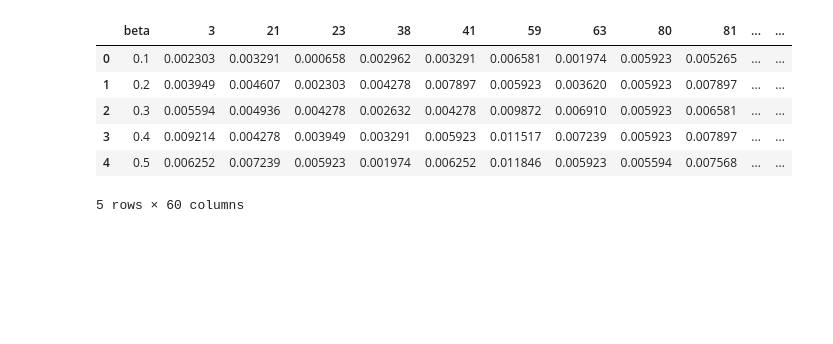
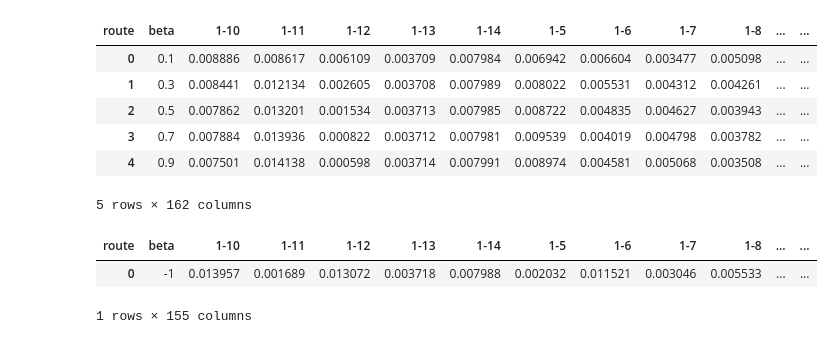
Before and after one commit to transp-or/pedestrian-control-simulator, a Jupyter notebook: src/main/python/parrallel-coords.ipynb, the cells around one changed output. Drawn from its saved outputs; the diff is of its cells as text; code cells hidden in the pictures; blank space fills up the shorter version.

```diff
--- a/src/main/python/parrallel-coords.ipynb
+++ b/src/main/python/parrallel-coords.ipynb
@@ -6,16 +6,33 @@ from pandas.plotting import parallel_coordinates
 # %%
-df = pd.read_csv('../../../piw-amw-route-choice-calibration-fixed_routes_usage.csv')
-df = df.drop(columns=["route"])
+
+
+df = pd.read_csv('../../../piw-route-choice-varying-beta_routes_usage.csv')
+df = df.set_index('route')
+#df = df.drop(columns=["route"])
 df = df.transpose()
-df = df.loc[:, (df.max(axis=0) > 0.005)]
+#df = df.loc[:, (df.max(axis=0) > 0.005)]
 df = df.reset_index()
 df = df.rename(columns={'index':"beta"})
 df.head()
 # %% [output]
-|  | beta | 3 | 21 | 23 | 38 | 41 | 59 | 63 | 80 | 81 | ... | ... |
-| 0 | 0.1 | 0.002303 | 0.003291 | 0.000658 | 0.002962 | 0.003291 | 0.006581 | 0.001974 | 0.005923 | 0.005265 | ... | ... |
-| 1 | 0.2 | 0.003949 | 0.004607 | 0.002303 | 0.004278 | 0.007897 | 0.005923 | 0.003620 | 0.005923 | 0.007897 | ... | ... |
-| 2 | 0.3 | 0.005594 | 0.004936 | 0.004278 | 0.002632 | 0.004278 | 0.009872 | 0.006910 | 0.005923 | 0.006581 | ... | ... |
-| 3 | 0.4 | 0.009214 | 0.004278 | 0.003949 | 0.003291 | 0.005923 | 0.011517 | 0.007239 | 0.005923 | 0.007897 | ... | ... |
-| 4 | 0.5 | 0.006252 | 0.007239 | 0.005923 | 0.001974 | 0.006252 | 0.011846 | 0.005923 | 0.005594 | 0.007568 | ... | ... |
+| route | beta | 1-10 | 1-11 | 1-12 | 1-13 | 1-14 | 1-5 | 1-6 | 1-7 | 1-8 | ... | ... |
+| 0 | 0.1 | 0.008886 | 0.008617 | 0.006109 | 0.003709 | 0.007984 | 0.006942 | 0.006604 | 0.003477 | 0.005098 | ... | ... |
+| 1 | 0.3 | 0.008441 | 0.012134 | 0.002605 | 0.003708 | 0.007989 | 0.008022 | 0.005531 | 0.004312 | 0.004261 | ... | ... |
+| 2 | 0.5 | 0.007862 | 0.013201 | 0.001534 | 0.003713 | 0.007985 | 0.008722 | 0.004835 | 0.004627 | 0.003943 | ... | ... |
+| 3 | 0.7 | 0.007884 | 0.013936 | 0.000822 | 0.003712 | 0.007981 | 0.009539 | 0.004019 | 0.004798 | 0.003782 | ... | ... |
+| 4 | 0.9 | 0.007501 | 0.014138 | 0.000598 | 0.003714 | 0.007991 | 0.008974 | 0.004581 | 0.005068 | 0.003508 | ... | ... |
-5 rows × 60 columns
+5 rows × 162 columns
+# %%
+df_ref = pd.read_csv('../../../piw-route-choice-shortest-path_routes_usage.csv')
+df_ref = df_ref.set_index('route')
+#df_ref = df_ref.drop(columns=["route"])
+df_ref = df_ref.transpose()
+#df_ref = df_ref.loc[:, (df_ref.max(axis=0) > 0.005)]
+df_ref = df_ref.reset_index()
+df_ref = df_ref.rename(columns={'index':"beta"})
+df_ref = df_ref.drop(index=[1])
+df_ref.head()
+# %% [output]
+| route | beta | 1-10 | 1-11 | 1-12 | 1-13 | 1-14 | 1-5 | 1-6 | 1-7 | 1-8 | ... | ... |
+| 0 | -1 | 0.013957 | 0.001689 | 0.013072 | 0.003718 | 0.007988 | 0.002032 | 0.011521 | 0.003046 | 0.005533 | ... | ... |
+1 rows × 155 columns
```
Also changed, not shown: parts of 4 cells of this notebook, 9 other files.
